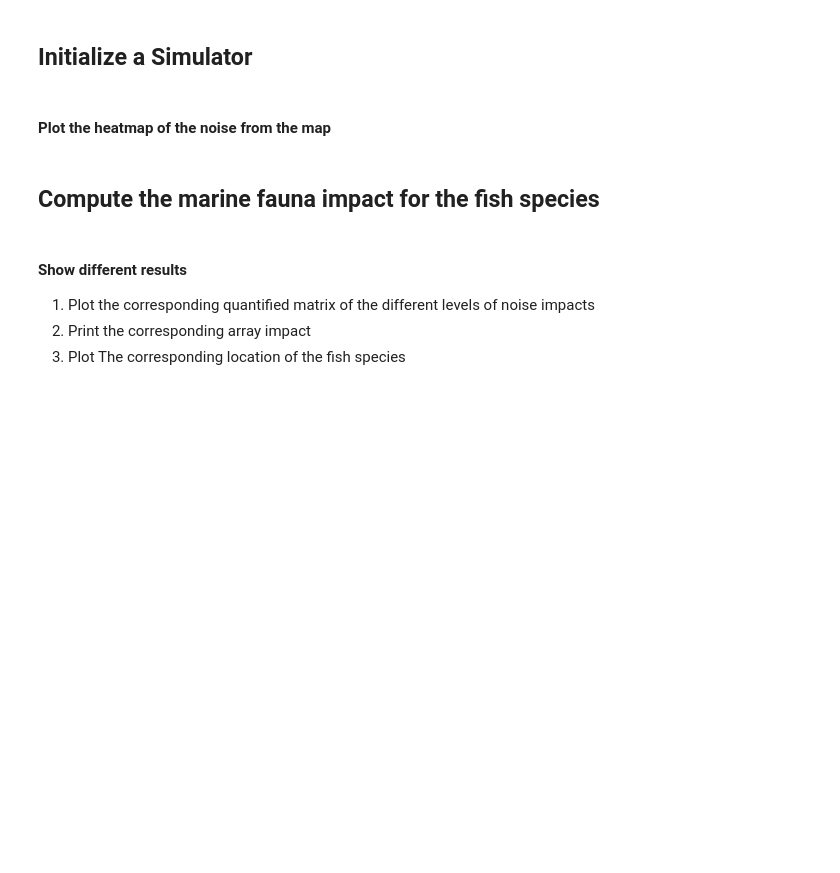
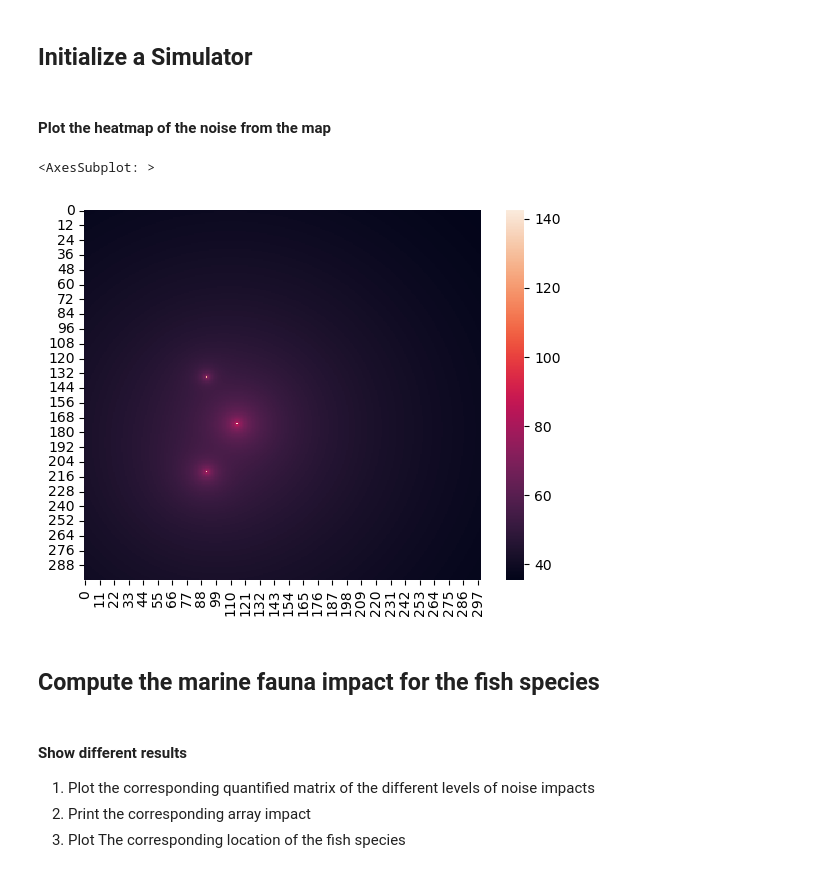
Before and after one commit to DeSEAbel/deseabel, a Jupyter notebook: ocean_ecosystem/examples/sound_propagation.ipynb, the cells around one changed output. Saved outputs shown, nothing was run; the diff lists cells and outputs as text; code cells hidden in the pictures; blank space fills up the shorter version.

```diff
--- a/ocean_ecosystem/examples/sound_propagation.ipynb
+++ b/ocean_ecosystem/examples/sound_propagation.ipynb
@@ -57,7 +55,11 @@ simu.add_marine_fauna(fish)
 # %% [markdown]
 #### Plot the heatmap of the noise from the map
 # %%
+marine_map.matrix_decibel_gpd.to_file("../data/matrix_decibel.geojson", driver="GeoJSON")
 seaborn.heatmap(marine_map.matrix_decibel)
+# %% [output]
+<AxesSubplot: >
+[figure, added]
 # %% [markdown]
 ## Compute the marine fauna impact for the fish species
 # %%
```
Also changed, not shown: parts of 3 cells of this notebook, 9 other files.
